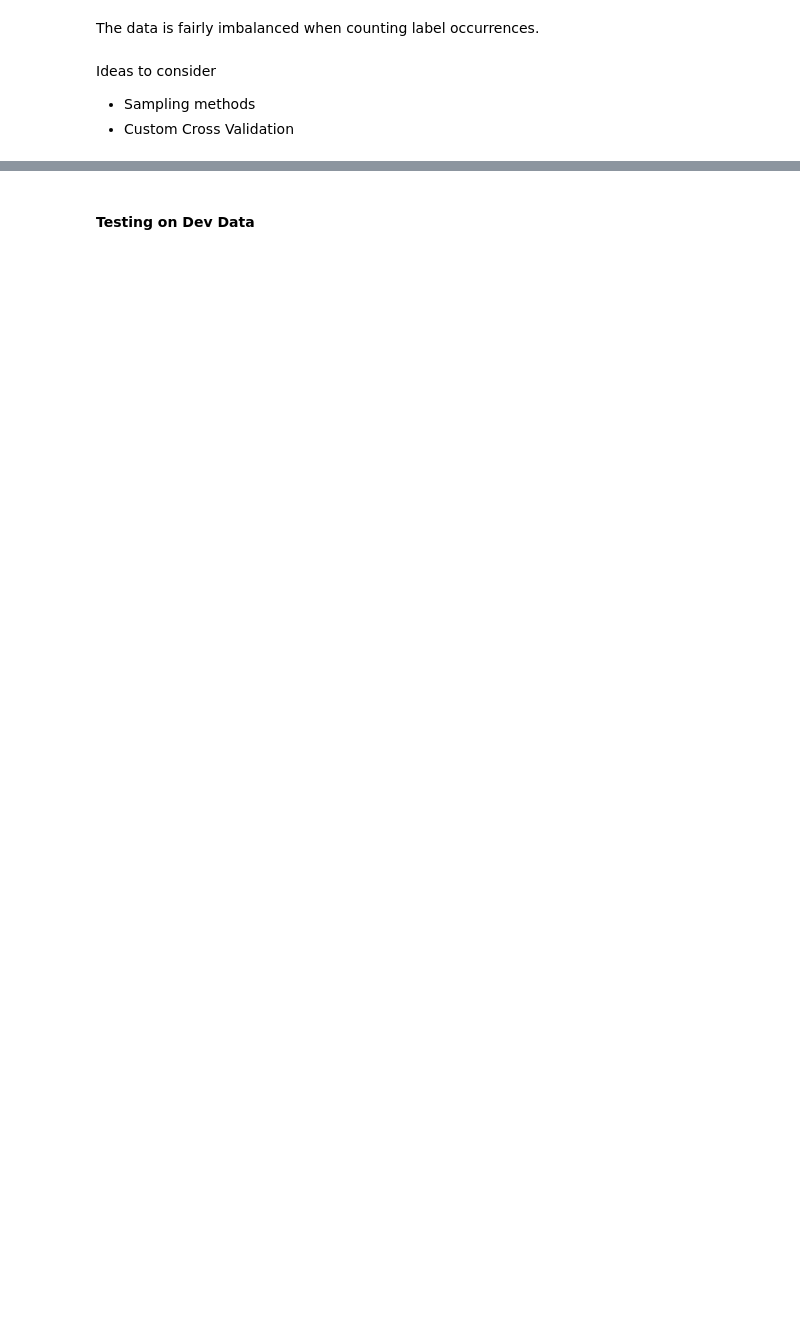
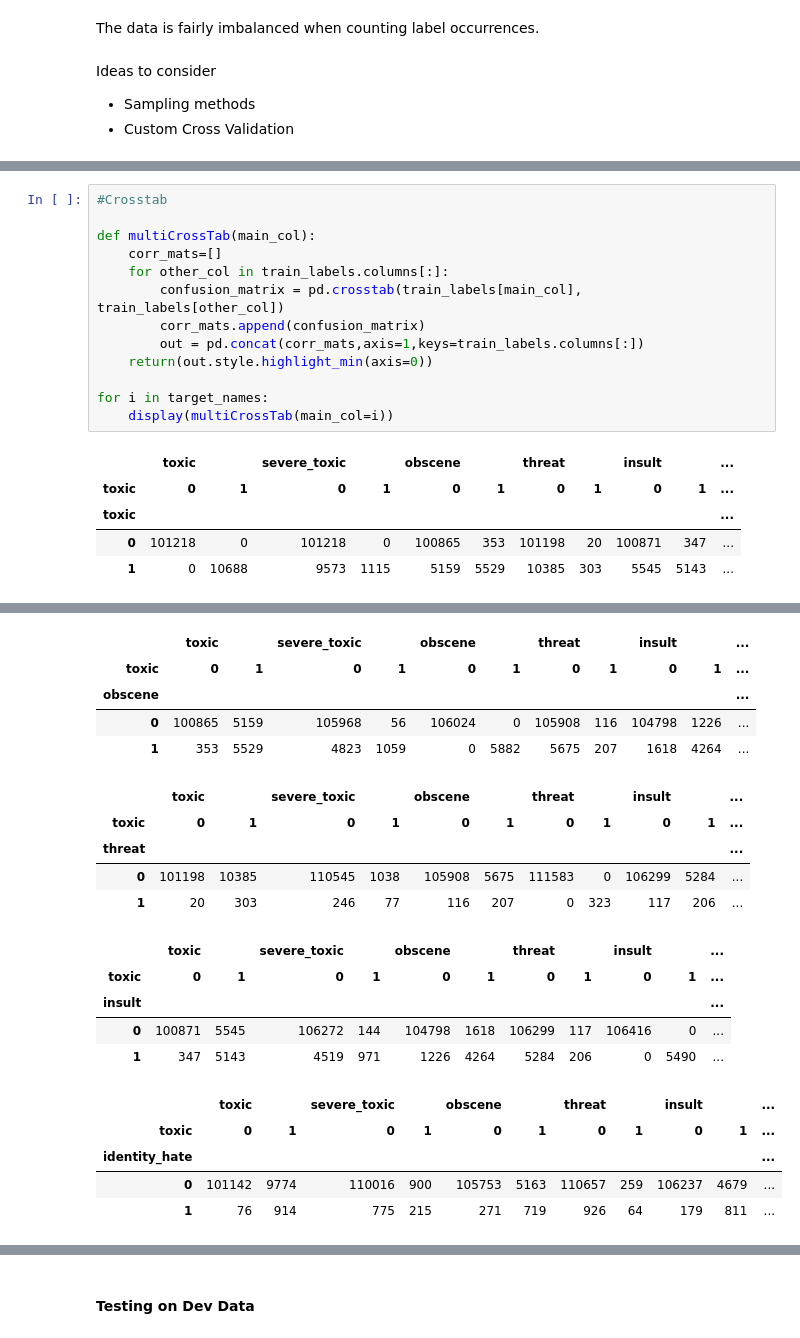
Before and after one commit to jlee-snn/w207_FinalProject, a Jupyter notebook: Final_Baseline_ToxicLanguagePlumbers.ipynb, the cells around one changed output, grey strips where cells are left out. Drawn from its saved outputs; the diff is of its cells as text; blank space fills up the shorter version.

```diff
--- a/Final_Baseline_ToxicLanguagePlumbers.ipynb
+++ b/Final_Baseline_ToxicLanguagePlumbers.ipynb
@@ -146,0 +200,19 @@ NameError: name 'i' is not defined
+# %%
+#Crosstab
+
+def multiCrossTab(main_col):
+    corr_mats=[]
+    for other_col in train_labels.columns[:]:
+        confusion_matrix = pd.crosstab(train_labels[main_col], train_labels[other_col])
+        corr_mats.append(confusion_matrix)
+        out = pd.concat(corr_mats,axis=1,keys=train_labels.columns[:])
+    return(out.style.highlight_min(axis=0))
+
+for i in target_names:
+    display(multiCrossTab(main_col=i))
+# %% [output]
+|  | toxic |  | severe_toxic |  | obscene |  | threat |  | insult |  | ... |
+| toxic | 0 | 1 | 0 | 1 | 0 | 1 | 0 | 1 | 0 | 1 | ... |
+| toxic |  |  |  |  |  |  |  |  |  |  | ... |
+| 0 | 101218 | 0 | 101218 | 0 | 100865 | 353 | 101198 | 20 | 100871 | 347 | ... |
+| 1 | 0 | 10688 | 9573 | 1115 | 5159 | 5529 | 10385 | 303 | 5545 | 5143 | ... |
@@ -146,0 +224,20 @@ NameError: name 'i' is not defined
+|  | toxic |  | severe_toxic |  | obscene |  | threat |  | insult |  | ... |
+| toxic | 0 | 1 | 0 | 1 | 0 | 1 | 0 | 1 | 0 | 1 | ... |
+| obscene |  |  |  |  |  |  |  |  |  |  | ... |
+| 0 | 100865 | 5159 | 105968 | 56 | 106024 | 0 | 105908 | 116 | 104798 | 1226 | ... |
+| 1 | 353 | 5529 | 4823 | 1059 | 0 | 5882 | 5675 | 207 | 1618 | 4264 | ... |
+|  | toxic |  | severe_toxic |  | obscene |  | threat |  | insult |  | ... |
+| toxic | 0 | 1 | 0 | 1 | 0 | 1 | 0 | 1 | 0 | 1 | ... |
+| threat |  |  |  |  |  |  |  |  |  |  | ... |
+| 0 | 101198 | 10385 | 110545 | 1038 | 105908 | 5675 | 111583 | 0 | 106299 | 5284 | ... |
+| 1 | 20 | 303 | 246 | 77 | 116 | 207 | 0 | 323 | 117 | 206 | ... |
+|  | toxic |  | severe_toxic |  | obscene |  | threat |  | insult |  | ... |
+| toxic | 0 | 1 | 0 | 1 | 0 | 1 | 0 | 1 | 0 | 1 | ... |
+| insult |  |  |  |  |  |  |  |  |  |  | ... |
+| 0 | 100871 | 5545 | 106272 | 144 | 104798 | 1618 | 106299 | 117 | 106416 | 0 | ... |
+| 1 | 347 | 5143 | 4519 | 971 | 1226 | 4264 | 5284 | 206 | 0 | 5490 | ... |
+|  | toxic |  | severe_toxic |  | obscene |  | threat |  | insult |  | ... |
+| toxic | 0 | 1 | 0 | 1 | 0 | 1 | 0 | 1 | 0 | 1 | ... |
+| identity_hate |  |  |  |  |  |  |  |  |  |  | ... |
+| 0 | 101142 | 9774 | 110016 | 900 | 105753 | 5163 | 110657 | 259 | 106237 | 4679 | ... |
+| 1 | 76 | 914 | 775 | 215 | 271 | 719 | 926 | 64 | 179 | 811 | ... |
```
Also changed, not shown: parts of 53 cells of this notebook.
